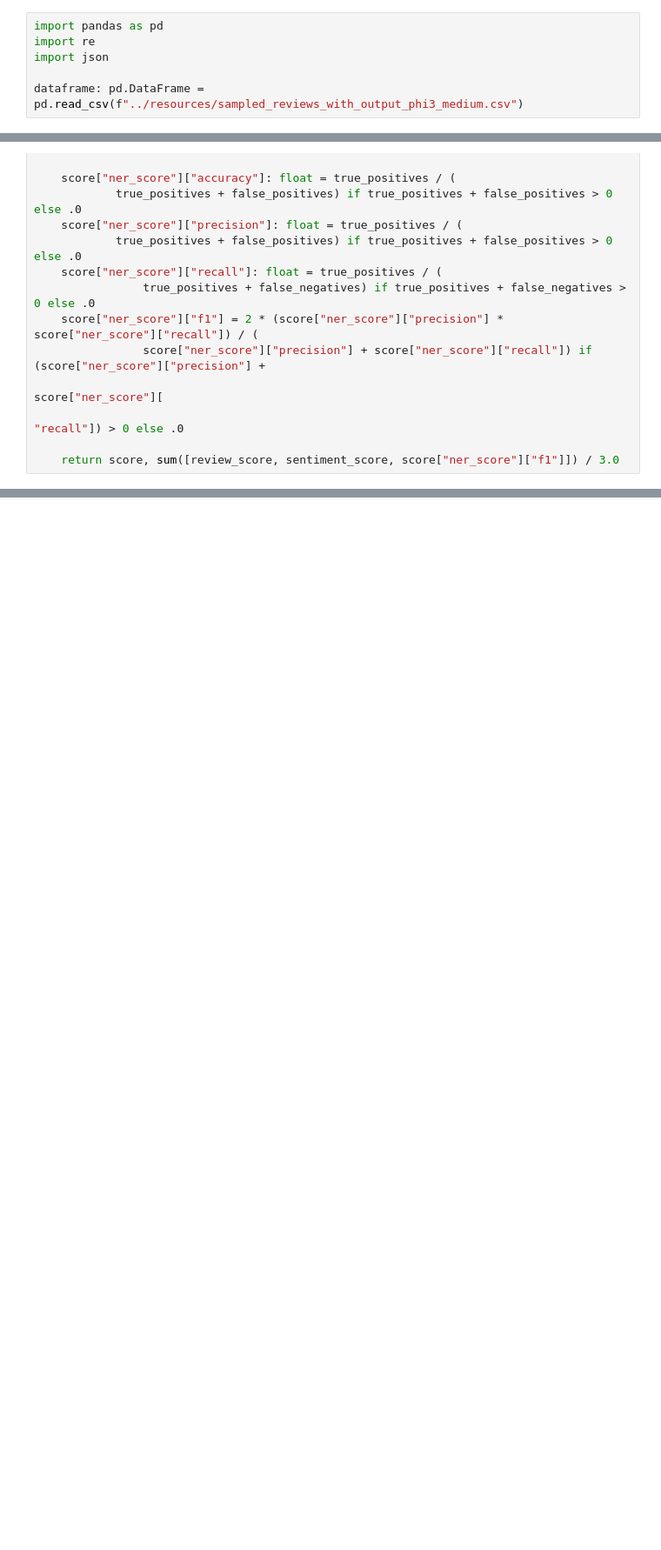
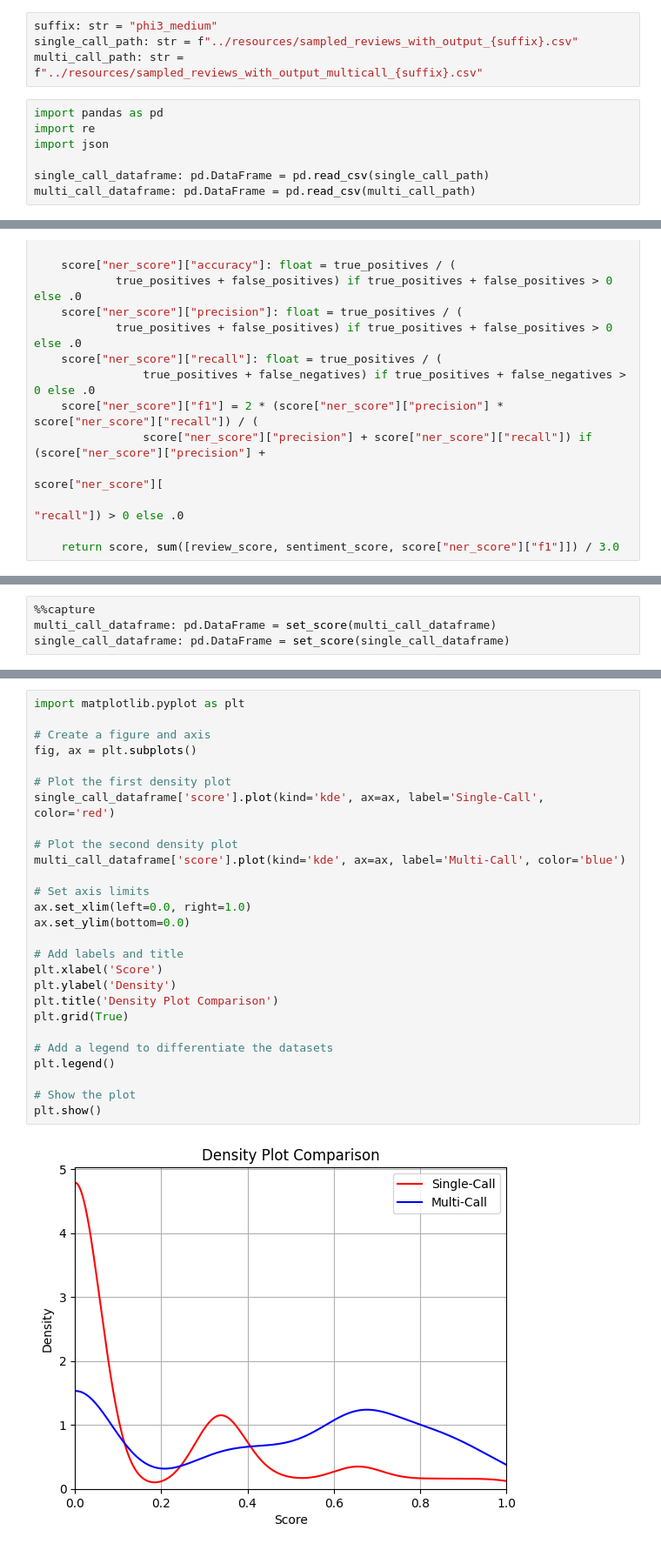
Before and after one commit to gozus19p/Comparative-Analysis-of-Prompt-Strategies-for-LLMs, a Jupyter notebook: notebooks/05. Evaluation.ipynb, the cells around one changed output, grey strips where cells are left out. Shown at 87% size. Cells and saved outputs as stored; diff of their text form; blank space fills up the shorter version.

Commit message:
Finish phi3:medium, various fixes and improvements

```diff
--- a/notebooks/05. Evaluation.ipynb
+++ b/notebooks/05. Evaluation.ipynb
@@ -1,10 +1,15 @@
 # %%
 %%capture
 !pip install pandas nltk scipy matplotlib openpyxl
+# %%
+suffix: str = "phi3_medium"
+single_call_path: str = f"../resources/sampled_reviews_with_output_{suffix}.csv"
+multi_call_path: str = f"../resources/sampled_reviews_with_output_multicall_{suffix}.csv"
 # %%
 import pandas as pd
 import re
 import json
 
-dataframe: pd.DataFrame = pd.read_csv(f"../resources/sampled_reviews_with_output_phi3_medium.csv")
+single_call_dataframe: pd.DataFrame = pd.read_csv(single_call_path)
+multi_call_dataframe: pd.DataFrame = pd.read_csv(multi_call_path)
 # %%
@@ -199,0 +165,4 @@ plt.show()
+# %%
+%%capture
+multi_call_dataframe: pd.DataFrame = set_score(multi_call_dataframe)
+single_call_dataframe: pd.DataFrame = set_score(single_call_dataframe)
@@ -200 +187,30 @@ plt.show()
+# %%
+import matplotlib.pyplot as plt
+
+# Create a figure and axis
+fig, ax = plt.subplots()
+
+# Plot the first density plot
+single_call_dataframe['score'].plot(kind='kde', ax=ax, label='Single-Call', color='red')
+
+# Plot the second density plot
+multi_call_dataframe['score'].plot(kind='kde', ax=ax, label='Multi-Call', color='blue')
+
+# Set axis limits
+ax.set_xlim(left=0.0, right=1.0)
+ax.set_ylim(bottom=0.0)
+
+# Add labels and title
+plt.xlabel('Score')
+plt.ylabel('Density')
+plt.title('Density Plot Comparison')
+plt.grid(True)
+
+# Add a legend to differentiate the datasets
+plt.legend()
+
+# Show the plot
+plt.show()
+# %% [output]
+[figure, added]
 # %%
```
Also changed, not shown: parts of 8 cells of this notebook, 6 other files.
